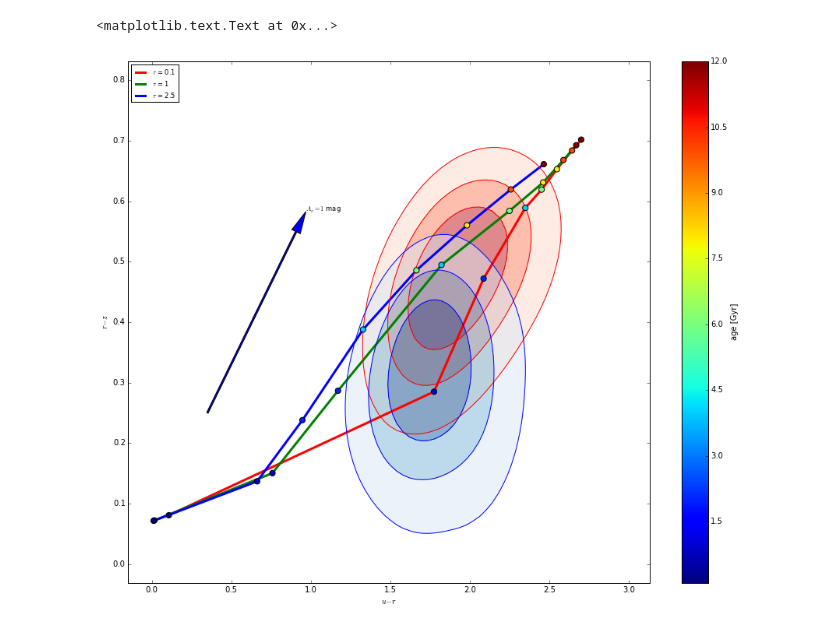
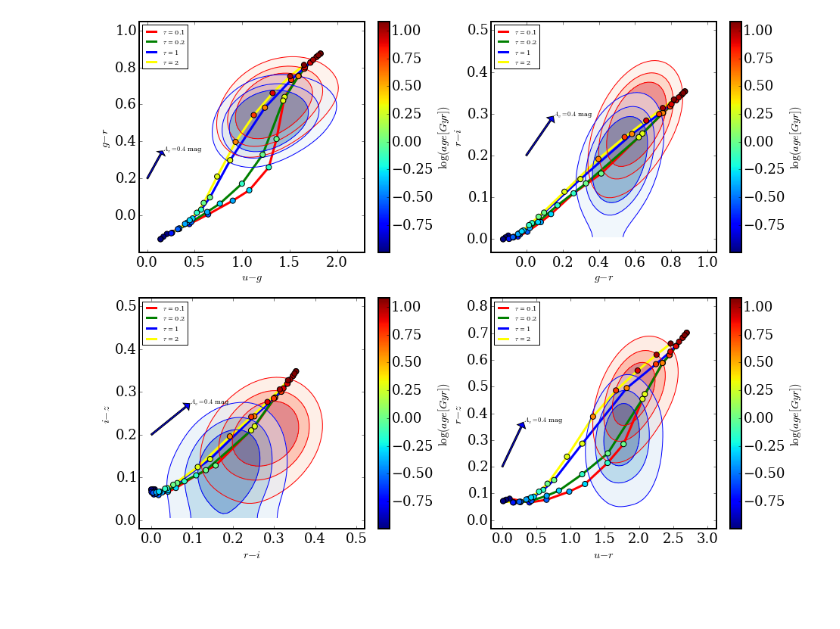
Before and after one commit to bamford/Debiasing-testing, a Jupyter notebook: Plotting_code_notebooks/SFH_comparison.ipynb, the cells around one changed output. Saved outputs shown, nothing was run; the diff lists cells and outputs as text; code cells hidden in the pictures; blank space fills up the shorter version.

```diff
--- a/Plotting_code_notebooks/SFH_comparison.ipynb
+++ b/Plotting_code_notebooks/SFH_comparison.ipynb
@@ -12,29 +15,71 @@ colours=["orange","red","purple","green","blue"]
 cmaps=["YlOrBr","Reds","BuPu","Greens","Blues"]
 
 levels = np.array([5,10,15])*(10**(-4))
-cx=["PETROMAG_MU","PETROMAG_MR"]
-cy=["PETROMAG_MR","PETROMAG_MZ"]
 
-table,full_table = load_data.load(cx=cx,cy=cy,p_th=0.5,N_th=10,norm=False,p_values="d")
-bins,table = load_data.assign(table=table,Nb=20,th=0.5,equal_samples=True,
-    redistribute=False,rd_th=0,ct_th=0,print_sizes=False)
+def load_assign(cx,cy):
 
-plt.figure(figsize=(15,12))
-ax=plt.subplot(1,1,1)
+    table,full_table = load_data.load(cx=cx,cy=cy,p_th=0.5,N_th=10,norm=False,p_values="d")
+    bins,table = load_data.assign(table=table,Nb=20,th=0.5,equal_samples=True,
+        redistribute=False,rd_th=0,ct_th=0,print_sizes=False)
 
-for m in [1,4]:
+    return bins,table
 
-    tr = table[bins[:,1] == m]
+def plot_taus(cx,cy,colour1,colour2,xlim,ylim,dust_val):
 
-    plotting.contour(table=tr,xlims=[1,3],ylims=[0,0.8],grid_spacing=50
-        ,contour_type="contourf+line",ax=ax,alpha=0.5,colour=[colours[m],cmaps[m]]
-        ,levels=levels,sigma=False)
+    bins,table = load_assign(cx,cy)
 
-sm_plot.plot_line(vary="tau",taus=[0.1,1,2.5],Avs=[0,0.4,0.8],dust_arrow=True,
-    colour1=['u','r'],colour2=['r','z'])
+    for m in [1,4]:
 
-plt.xlabel("$u-r$")
-plt.ylabel("$r-z$")
+        tr = table[bins[:,1] == m]
+
+        plotting.contour(table=tr,xlims=xlim,ylims=ylim,grid_spacing=50
+            ,contour_type="contourf+line",ax=ax,alpha=0.5,colour=[colours[m],cmaps[m]]
+            ,levels=levels,sigma=False)
+
+    sm_plot.plot_line(vary="tau",taus=[0.1,0.2,1,2],Avs=[0],dust_arrow=dust_val,
+        colour1=colour1,colour2=colour2)
+
+    plt.xlabel("${{{}}}".format(colour1[0]) + " - {{{}}}$".format(colour1[1]))
+    plt.ylabel("${{{}}}".format(colour2[0]) + " - {{{}}}$".format(colour2[1]))
+
+    return None
+
+def plot_dusts(cx,cy,colour1,colour2,xlim,ylim,tau_val):
+
+    bins,table = load_assign(cx,cy)
+
+    for m in [1,4]:
+
+        tr = table[bins[:,1] == m]
+
+        plotting.contour(table=tr,xlims=xlim,ylims=ylim,grid_spacing=50
+            ,contour_type="contourf+line",ax=ax,alpha=0.5,colour=[colours[m],cmaps[m]]
+            ,levels=levels,sigma=False)
+
+    sm_plot.plot_line(vary="Av",taus=[tau_val],Avs=[0,0.4,0.8],dust_arrow=None,
+        colour1=colour1,colour2=colour2)
+
+    plt.xlabel("${{{}}}".format(colour1[0]) + " - {{{}}}$".format(colour1[1]))
+    plt.ylabel("${{{}}}".format(colour2[0]) + " - {{{}}}$".format(colour2[1]))
+
+    return None
-# %% [output]
-<matplotlib.text.Text at 0x...>
-[figure, removed]
+# %%
+plt.figure(figsize=(15,12))
+
+D = 0.4
+
+cxs = [["PETROMAG_MU","PETROMAG_MG"],["PETROMAG_MG","PETROMAG_MR"],["PETROMAG_MR","PETROMAG_MI"],["PETROMAG_MU","PETROMAG_MR"]]
+cys = [["PETROMAG_MG","PETROMAG_MR"],["PETROMAG_MR","PETROMAG_MI"],["PETROMAG_MI","PETROMAG_MZ"],["PETROMAG_MR","PETROMAG_MZ"]]
+c1s = [['u','g'],['g','r'],['r','i'],['u','r']]
+c2s = [['g','r'],['r','i'],['i','z'],['r','z']]
+xlims = [[0,2.2],[0,1],[0,0.5],[1,3]]
+ylims = [[0,1],[0,0.5],[0,0.5],[0,0.8]]
+
+for n in range(4):
+
+    ax = plt.subplot(2,2,n+1)
+    plot_taus(cx=cxs[n],cy=cys[n],colour1=c1s[n],colour2=c2s[n],xlim=xlims[n],ylim=ylims[n],dust_val=D)
+
+plt.subplots_adjust(wspace=0.25)
+# %% [output]
+[figure, added]
```
Also changed, not shown: parts of 2 cells of this notebook, 2 other files.
